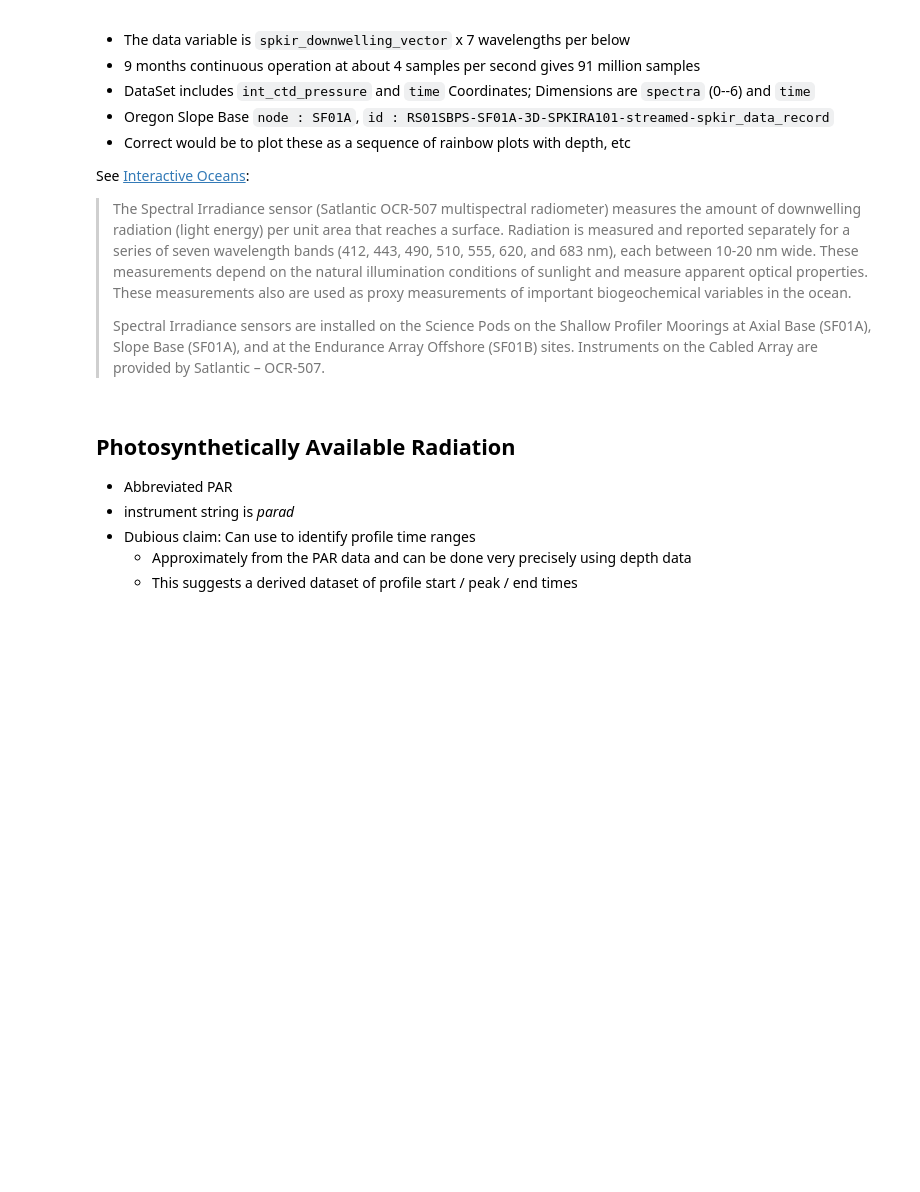
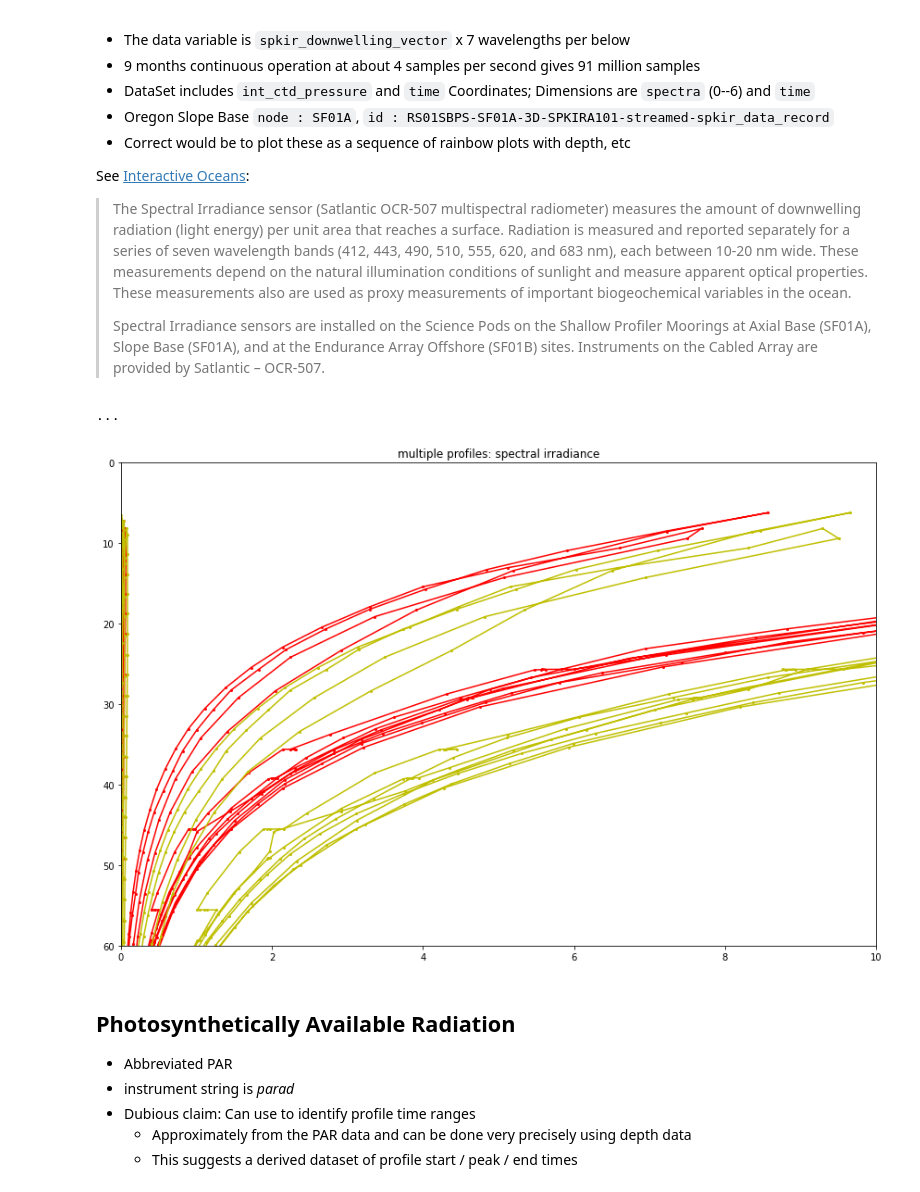
Before and after one commit to lsetiawan/ocean, a Jupyter notebook: Ocean 01 A Photic Zone CTD.ipynb, the cells around one changed output. Cells and saved outputs as stored; diff of their text form; code cells hidden in the pictures; blank space fills up the shorter version.

```diff
--- a/Ocean 01 A Photic Zone CTD.ipynb
+++ b/Ocean 01 A Photic Zone CTD.ipynb
@@ -298,18 +348,21 @@ ds_irradiance = [xr.open_dataset(spectral_irradiance_source + 'osb_sp_irr_spec'
 # %%
 # Early attempt at using log crashed the kernel
 
 spectral_irradiance_upper_bound = 10.
 spectral_irradiance_lower_bound = 0.
 ds_irr_time_slice = [ds_irradiance[i].sel(time = slice(time0, time1)) for i in range(7)]
 
 fig, axs = plt.subplots(figsize=(12,8), tight_layout=True)
 colorwheel = ['k', 'r', 'y', 'g', 'c', 'b', 'm']
-for i in range(7):
+for i in range(1,3):
     axs.plot(ds_irr_time_slice[i].spkir_downwelling_vector, \
                 ds_irr_time_slice[i].int_ctd_pressure, marker='.', markersize = 4., color=colorwheel[i])
 axs.set(xlim = (spectral_irradiance_lower_bound, spectral_irradiance_upper_bound), \
         ylim = (60., 0.), title='multiple profiles: spectral irradiance')
 print('...')
+# %% [output]
+...
+[figure, added]
 # %% [markdown]
 ## Photosynthetically Available Radiation
 
```
Also changed, not shown: parts of 9 cells of this notebook, 3 other files.
